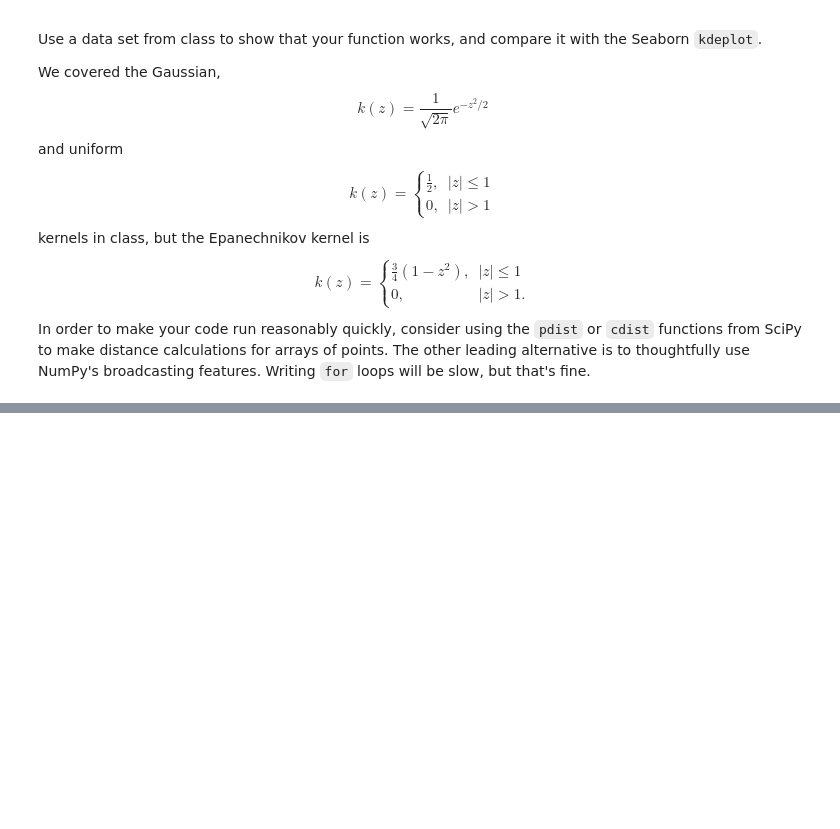
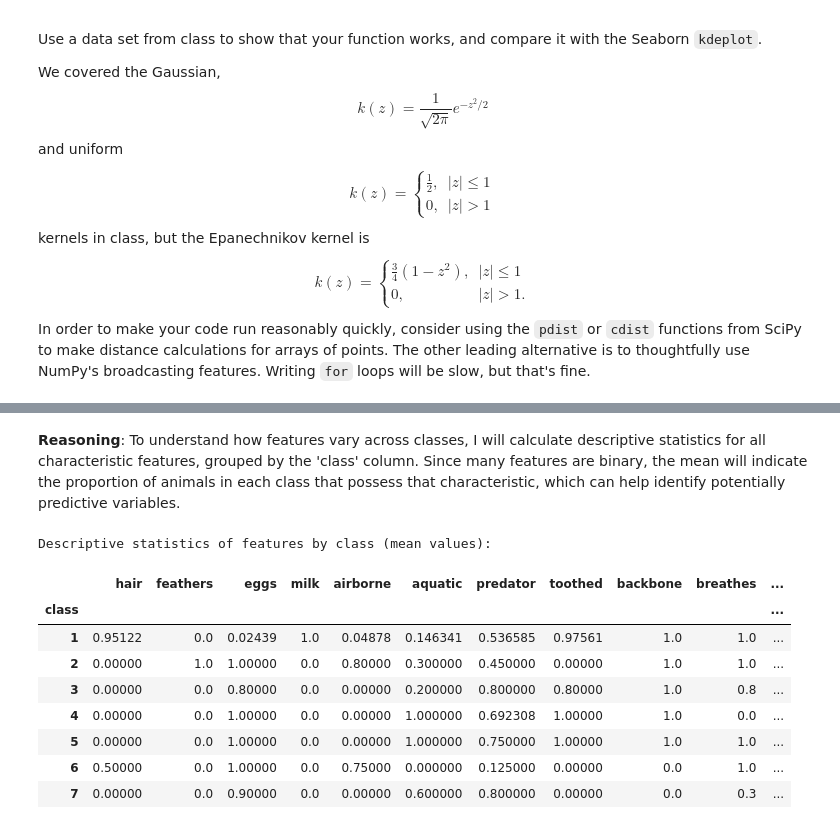
Before and after one commit to michaelhunter12/KNN, a Jupyter notebook: assignment/knn_assignment.ipynb, the cells around one changed output, grey strips where cells are left out. Cells and saved outputs as stored; diff of their text form; code cells hidden in the pictures; blank space fills up the shorter version.

```diff
--- a/assignment/knn_assignment.ipynb
+++ b/assignment/knn_assignment.ipynb
@@ -248,3 +249,6 @@ The data consist of a label, `class`, taking integer values 1 to 7, the name of
 3. Using all of the variables, build a $k$-NN classifier. Explain how you select $k$.
 4. Print a confusion table for the optimal model, comparing predicted and actual class label on the test set. How accurate it is? Can you interpret why mistakes are made across groups?
 5. Use only `milk`, `aquatic`, and `airborne` to train a new $k$-NN classifier. Print your confusion table. Mine does not predict all of the classes, only a subset of them. To see the underlying probabilities, use `model.predict_proba(X_test.values)` to predict probabilities rather than labels for your `X_test` test data for your fitted `model`. Are all of the classes represented? Explain your results.
+# %%
+lion_king = pd.read_csv("./KNN/data/zoo.csv")
+lion_king.head()
@@ -282,0 +337,19 @@ In order to make your code run reasonably quickly, consider using the `pdist` or
+# %% [markdown]
+**Reasoning**:
+To understand how features vary across classes, I will calculate descriptive statistics for all characteristic features, grouped by the 'class' column. Since many features are binary, the mean will indicate the proportion of animals in each class that possess that characteristic, which can help identify potentially predictive variables.
+# %%
+feature_columns = ['hair', 'feathers', 'eggs', 'milk', 'airborne', 'aquatic', 'predator', 'toothed', 'backbone', 'breathes', 'venomous', 'fins', 'legs', 'tail', 'domestic', 'catsize']
+class_feature_stats = lion_king.groupby('class')[feature_columns].mean()
+print("Descriptive statistics of features by class (mean values):")
+display(class_feature_stats)
+# %% [output]
+Descriptive statistics of features by class (mean values):
+|  | hair | feathers | eggs | milk | airborne | aquatic | predator | toothed | backbone | breathes | ... |
+| class |  |  |  |  |  |  |  |  |  |  | ... |
+| 1 | 0.95122 | 0.0 | 0.02439 | 1.0 | 0.04878 | 0.146341 | 0.536585 | 0.97561 | 1.0 | 1.0 | ... |
+| 2 | 0.00000 | 1.0 | 1.00000 | 0.0 | 0.80000 | 0.300000 | 0.450000 | 0.00000 | 1.0 | 1.0 | ... |
+| 3 | 0.00000 | 0.0 | 0.80000 | 0.0 | 0.00000 | 0.200000 | 0.800000 | 0.80000 | 1.0 | 0.8 | ... |
+| 4 | 0.00000 | 0.0 | 1.00000 | 0.0 | 0.00000 | 1.000000 | 0.692308 | 1.00000 | 1.0 | 0.0 | ... |
+| 5 | 0.00000 | 0.0 | 1.00000 | 0.0 | 0.00000 | 1.000000 | 0.750000 | 1.00000 | 1.0 | 1.0 | ... |
+| 6 | 0.50000 | 0.0 | 1.00000 | 0.0 | 0.75000 | 0.000000 | 0.125000 | 0.00000 | 0.0 | 1.0 | ... |
+| 7 | 0.00000 | 0.0 | 0.90000 | 0.0 | 0.00000 | 0.600000 | 0.800000 | 0.00000 | 0.0 | 0.3 | ... |
```
Also changed, not shown: parts of 13 cells of this notebook.
